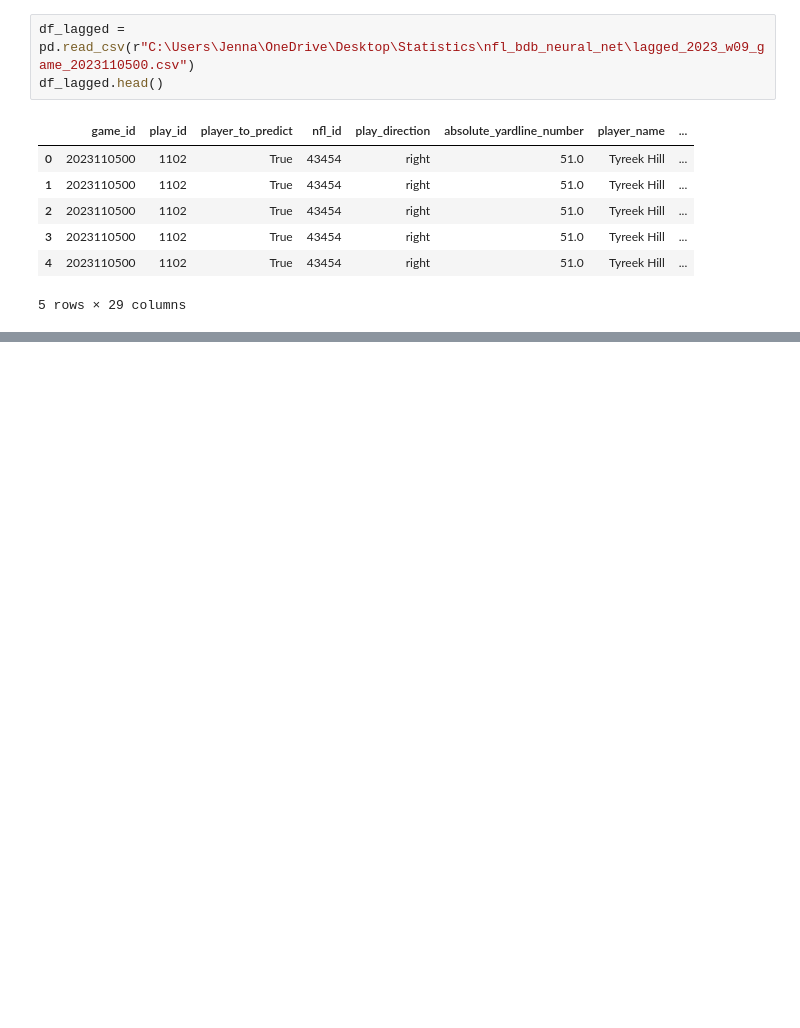
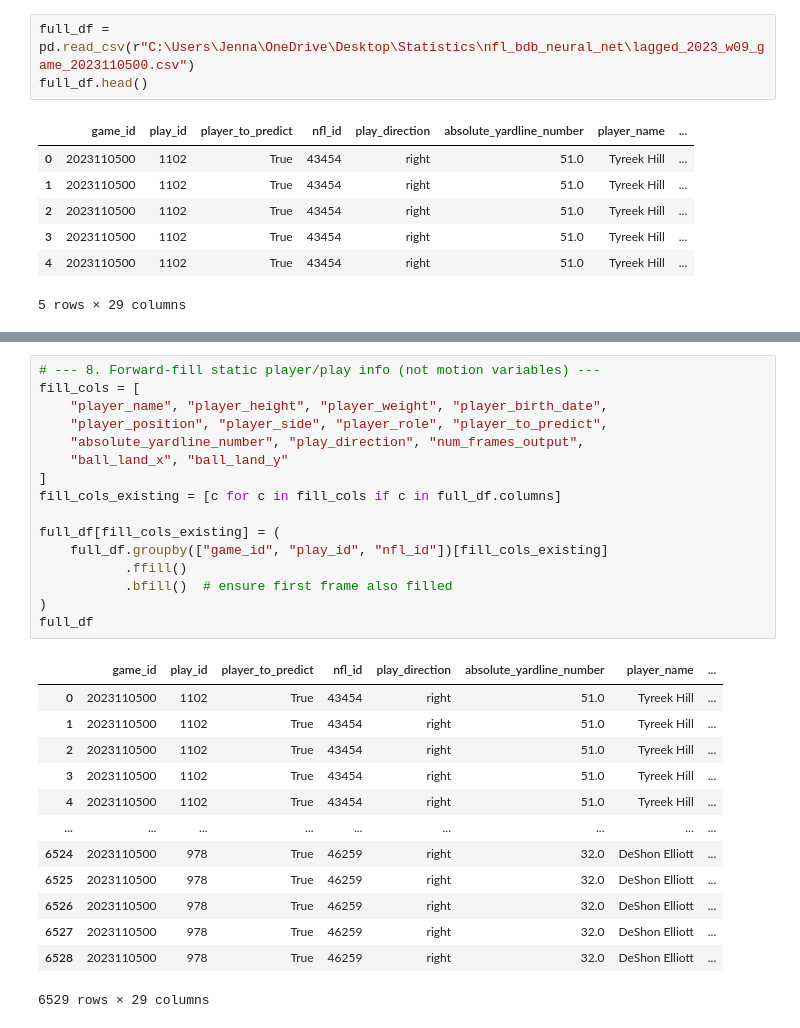
Before and after one commit to cottonjenn/nfl_bdb_neural_net, a Jupyter notebook: longformat.ipynb, the cells around one changed output, grey strips where cells are left out. Cells and saved outputs as stored; diff of their text form; blank space fills up the shorter version.

```diff
--- a/longformat.ipynb
+++ b/longformat.ipynb
@@ -324,8 +324,8 @@ print(f"\n✓ Saved with x_next, y_next, x_before, and y_before columns to: {out
 
 df_game_with_next
 # %%
-df_lagged = pd.read_csv(r"C:\Users\Jenna\OneDrive\Desktop\Statistics\nfl_bdb_neural_net\lagged_2023_w09_game_2023110500.csv")
-df_lagged.head()
+full_df = pd.read_csv(r"C:\Users\Jenna\OneDrive\Desktop\Statistics\nfl_bdb_neural_net\lagged_2023_w09_game_2023110500.csv")
+full_df.head()
 # %% [output]
 |  | game_id | play_id | player_to_predict | nfl_id | play_direction | absolute_yardline_number | player_name | ... |
 | 0 | 2023110500 | 1102 | True | 43454 | right | 51.0 | Tyreek Hill | ... |
@@ -353,0 +365,30 @@ Link for sample submission demo: https://www.kaggle.com/code/sohier/nfl-2026-dem
+# %%
+# --- 8. Forward-fill static player/play info (not motion variables) ---
+fill_cols = [
+    "player_name", "player_height", "player_weight", "player_birth_date",
+    "player_position", "player_side", "player_role", "player_to_predict",
+    "absolute_yardline_number", "play_direction", "num_frames_output",
+    "ball_land_x", "ball_land_y"
+]
+fill_cols_existing = [c for c in fill_cols if c in full_df.columns]
+
+full_df[fill_cols_existing] = (
+    full_df.groupby(["game_id", "play_id", "nfl_id"])[fill_cols_existing]
+           .ffill()
+           .bfill()  # ensure first frame also filled
+)
+full_df
+# %% [output]
+|  | game_id | play_id | player_to_predict | nfl_id | play_direction | absolute_yardline_number | player_name | ... |
+| 0 | 2023110500 | 1102 | True | 43454 | right | 51.0 | Tyreek Hill | ... |
+| 1 | 2023110500 | 1102 | True | 43454 | right | 51.0 | Tyreek Hill | ... |
+| 2 | 2023110500 | 1102 | True | 43454 | right | 51.0 | Tyreek Hill | ... |
+| 3 | 2023110500 | 1102 | True | 43454 | right | 51.0 | Tyreek Hill | ... |
+| 4 | 2023110500 | 1102 | True | 43454 | right | 51.0 | Tyreek Hill | ... |
+| ... | ... | ... | ... | ... | ... | ... | ... | ... |
+| 6524 | 2023110500 | 978 | True | 46259 | right | 32.0 | DeShon Elliott | ... |
+| 6525 | 2023110500 | 978 | True | 46259 | right | 32.0 | DeShon Elliott | ... |
+| 6526 | 2023110500 | 978 | True | 46259 | right | 32.0 | DeShon Elliott | ... |
+| 6527 | 2023110500 | 978 | True | 46259 | right | 32.0 | DeShon Elliott | ... |
+| 6528 | 2023110500 | 978 | True | 46259 | right | 32.0 | DeShon Elliott | ... |
+6529 rows × 29 columns
```
Also changed, not shown: parts of 3 cells of this notebook, 1 other file.
